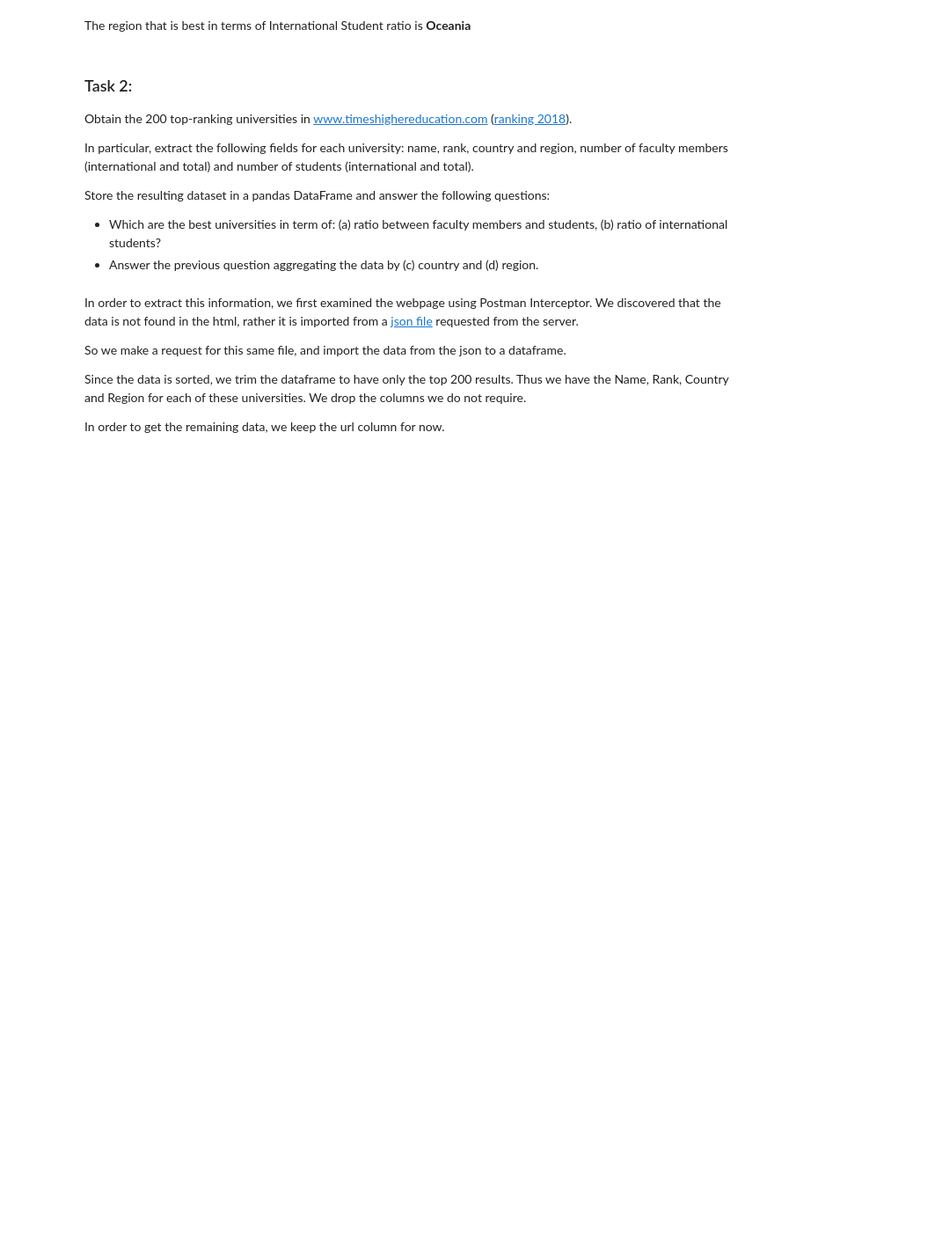
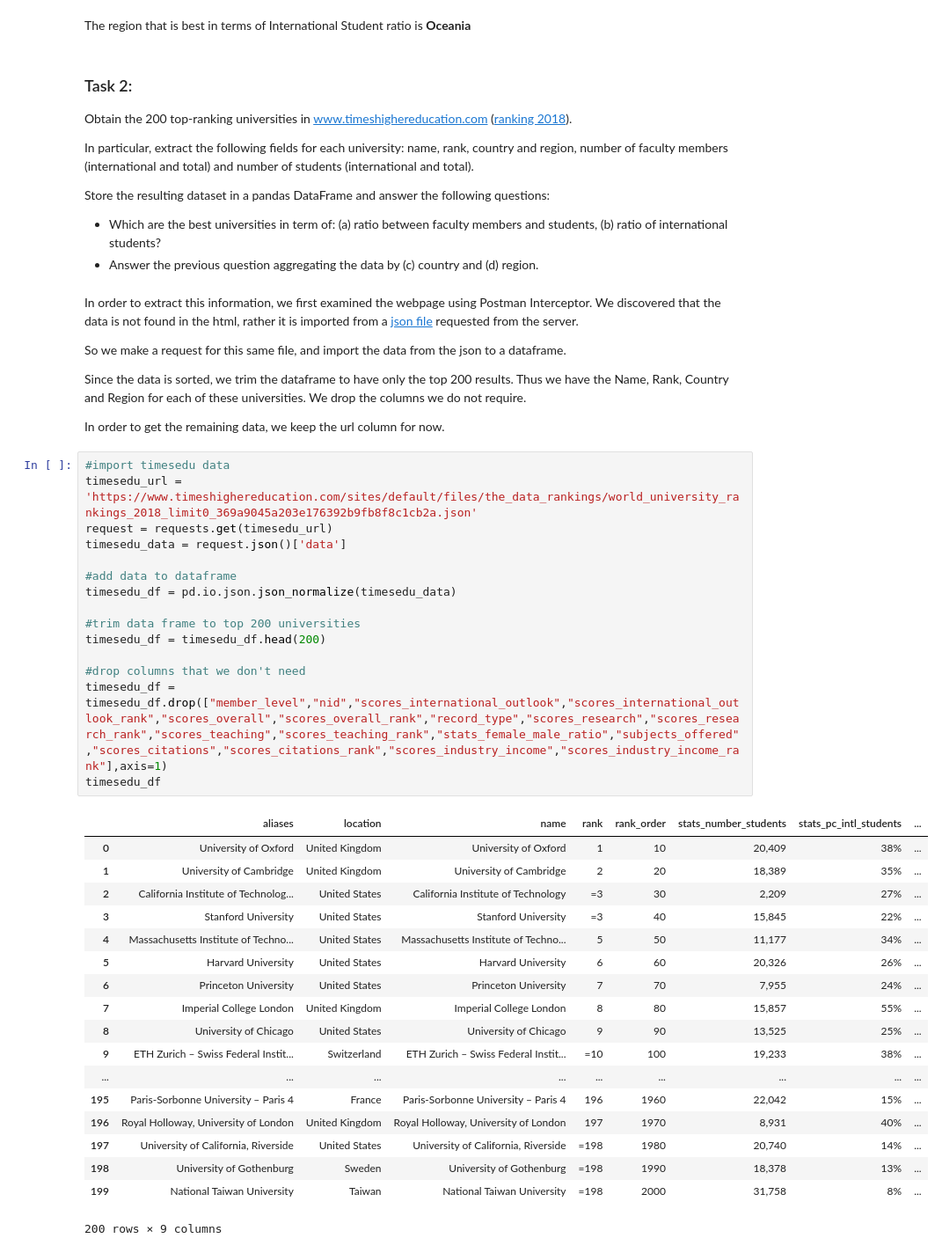
Before and after one commit to sourabhlal/ada2017, a Jupyter notebook: 02 - Data from the Web/homework02.ipynb, the cells around one changed output. Shown at 88% size. Saved outputs shown, nothing was run; the diff lists cells and outputs as text; blank space fills up the shorter version.

Commit message:
Initial data import of q2 done

```diff
--- a/02 - Data from the Web/homework02.ipynb
+++ b/02 - Data from the Web/homework02.ipynb
@@ -283,3 +283,37 @@ So we make a request for this same file, and import the data from the json to a
 Since the data is sorted, we trim the dataframe to have only the top 200 results. Thus we have the Name, Rank, Country and Region for each of these universities. We drop the columns we do not require.
 
 In order to get the remaining data, we keep the url column for now.
+# %%
+#import timesedu data
+timesedu_url = 'https://www.timeshighereducation.com/sites/default/files/the_data_rankings/world_university_rankings_2018_limit0_369a9045a203e176392b9fb8f8c1cb2a.json'
+request = requests.get(timesedu_url)
+timesedu_data = request.json()['data']
+
+#add data to dataframe
+timesedu_df = pd.io.json.json_normalize(timesedu_data)
+
+#trim data frame to top 200 universities
+timesedu_df = timesedu_df.head(200)
+
+#drop columns that we don't need
+timesedu_df = timesedu_df.drop(["member_level","nid","scores_international_outlook","scores_international_outlook_rank","scores_overall","scores_overall_rank","record_type","scores_research","scores_research_rank","scores_teaching","scores_teaching_rank","stats_female_male_ratio","subjects_offered","scores_citations","scores_citations_rank","scores_industry_income","scores_industry_income_rank"],axis=1)
+timesedu_df
+# %% [output]
+|  | aliases | location | name | rank | rank_order | stats_number_students | stats_pc_intl_students | ... |
+| 0 | University of Oxford | United Kingdom | University of Oxford | 1 | 10 | 20,409 | 38% | ... |
+| 1 | University of Cambridge | United Kingdom | University of Cambridge | 2 | 20 | 18,389 | 35% | ... |
+| 2 | California Institute of Technolog... | United States | California Institute of Technology | =3 | 30 | 2,209 | 27% | ... |
+| 3 | Stanford University | United States | Stanford University | =3 | 40 | 15,845 | 22% | ... |
+| 4 | Massachusetts Institute of Techno... | United States | Massachusetts Institute of Techno... | 5 | 50 | 11,177 | 34% | ... |
+| 5 | Harvard University | United States | Harvard University | 6 | 60 | 20,326 | 26% | ... |
+| 6 | Princeton University | United States | Princeton University | 7 | 70 | 7,955 | 24% | ... |
+| 7 | Imperial College London | United Kingdom | Imperial College London | 8 | 80 | 15,857 | 55% | ... |
+| 8 | University of Chicago | United States | University of Chicago | 9 | 90 | 13,525 | 25% | ... |
+| 9 | ETH Zurich – Swiss Federal Instit... | Switzerland | ETH Zurich – Swiss Federal Instit... | =10 | 100 | 19,233 | 38% | ... |
+| ... | ... | ... | ... | ... | ... | ... | ... | ... |
+| 195 | Paris-Sorbonne University – Paris 4 | France | Paris-Sorbonne University – Paris 4 | 196 | 1960 | 22,042 | 15% | ... |
+| 196 | Royal Holloway, University of London | United Kingdom | Royal Holloway, University of London | 197 | 1970 | 8,931 | 40% | ... |
+| 197 | University of California, Riverside | United States | University of California, Riverside | =198 | 1980 | 20,740 | 14% | ... |
+| 198 | University of Gothenburg | Sweden | University of Gothenburg | =198 | 1990 | 18,378 | 13% | ... |
+| 199 | National Taiwan University | Taiwan | National Taiwan University | =198 | 2000 | 31,758 | 8% | ... |
+200 rows × 9 columns
```
